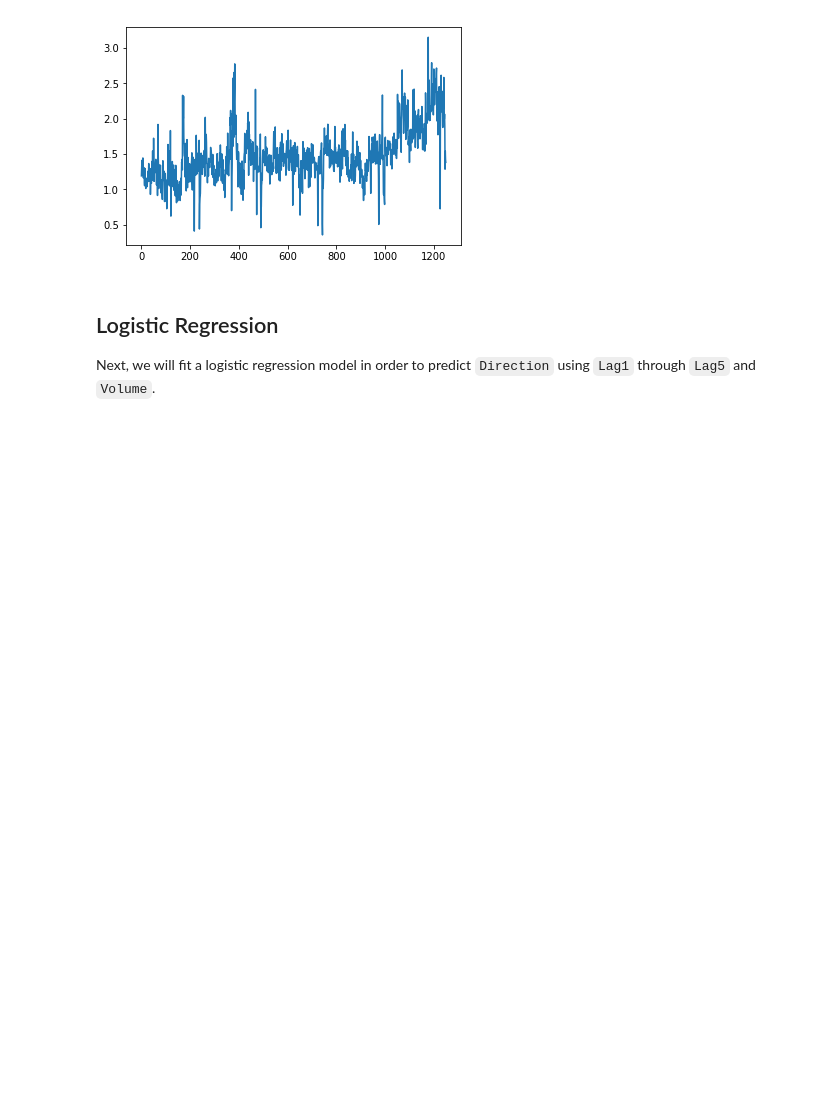
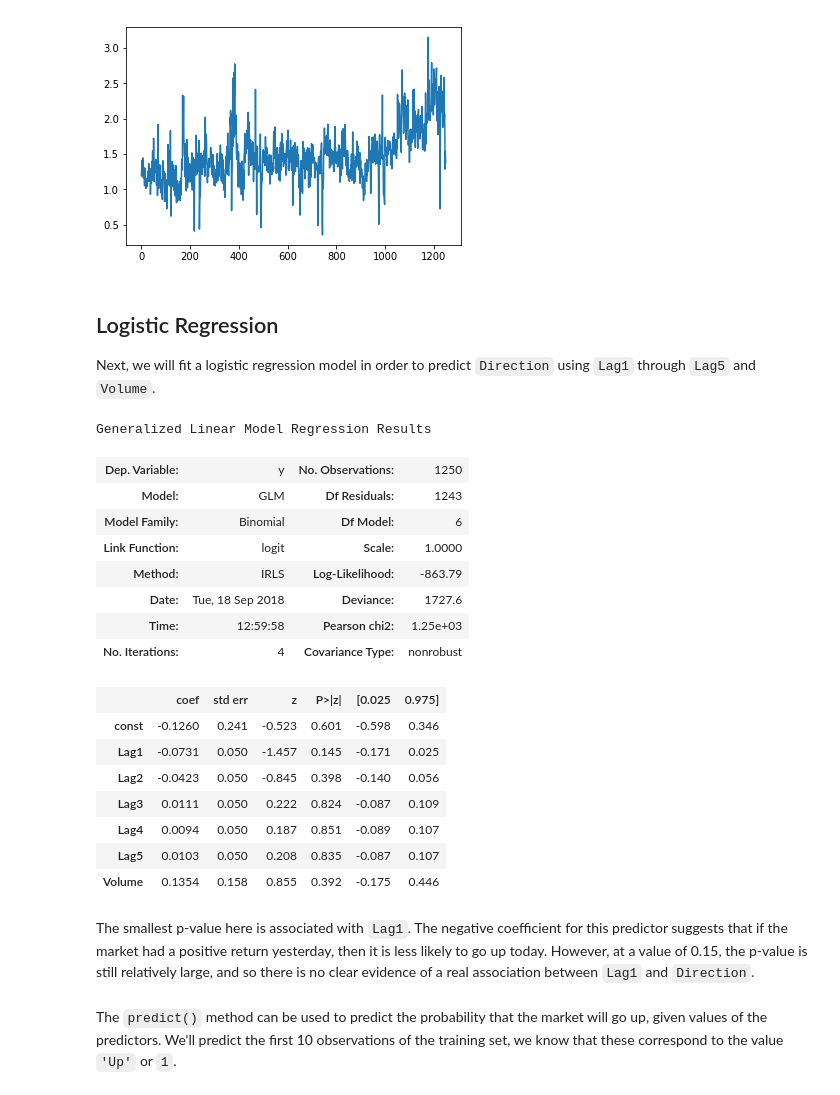
Before and after one commit to fernandezpablo85/isl, a Jupyter notebook: c4/lab.ipynb, the cells around one changed output. Saved outputs shown, nothing was run; the diff lists cells and outputs as text; code cells hidden in the pictures; blank space fills up the shorter version.

```diff
--- a/c4/lab.ipynb
+++ b/c4/lab.ipynb
@@ -57,3 +57,30 @@ plt.plot(data.Volume);
 ## Logistic Regression
 
 Next, we will fit a logistic regression model in order to predict `Direction` using `Lag1` through `Lag5` and `Volume`.
+# %%
+X = data[['Lag1', 'Lag2', 'Lag3', 'Lag4', 'Lag5', 'Volume']]
+y = np.where(data.Direction.values == 'Up', 1, 0)
+model = sm.GLM(y, sm.add_constant(X), family=sm.families.Binomial()).fit()
+model.summary()
+# %% [output]
+Generalized Linear Model Regression Results
+| Dep. Variable: | y | No. Observations: | 1250 |
+| Model: | GLM | Df Residuals: | 1243 |
+| Model Family: | Binomial | Df Model: | 6 |
+| Link Function: | logit | Scale: | 1.0000 |
+| Method: | IRLS | Log-Likelihood: | -863.79 |
+| Date: | Tue, 18 Sep 2018 | Deviance: | 1727.6 |
+| Time: | 12:59:58 | Pearson chi2: | 1.25e+03 |
+| No. Iterations: | 4 | Covariance Type: | nonrobust |
+|  | coef | std err | z | P>|z| | [0.025 | 0.975] |
+| const | -0.1260 | 0.241 | -0.523 | 0.601 | -0.598 | 0.346 |
+| Lag1 | -0.0731 | 0.050 | -1.457 | 0.145 | -0.171 | 0.025 |
+| Lag2 | -0.0423 | 0.050 | -0.845 | 0.398 | -0.140 | 0.056 |
+| Lag3 | 0.0111 | 0.050 | 0.222 | 0.824 | -0.087 | 0.109 |
+| Lag4 | 0.0094 | 0.050 | 0.187 | 0.851 | -0.089 | 0.107 |
+| Lag5 | 0.0103 | 0.050 | 0.208 | 0.835 | -0.087 | 0.107 |
+| Volume | 0.1354 | 0.158 | 0.855 | 0.392 | -0.175 | 0.446 |
+# %% [markdown]
+The smallest p-value here is associated with `Lag1`. The negative coefficient for this predictor suggests that if the market had a positive return yesterday, then it is less likely to go up today. However, at a value of 0.15, the p-value is still relatively large, and so there is no clear evidence of a real association between `Lag1` and `Direction`.
+# %% [markdown]
+The `predict()` method can be used to predict the probability that the market will go up, given values of the predictors. We'll predict the first 10 observations of the training set, we know that these correspond to the value `'Up'` or `1`.
```
Also changed, not shown: parts of 39 cells of this notebook.
